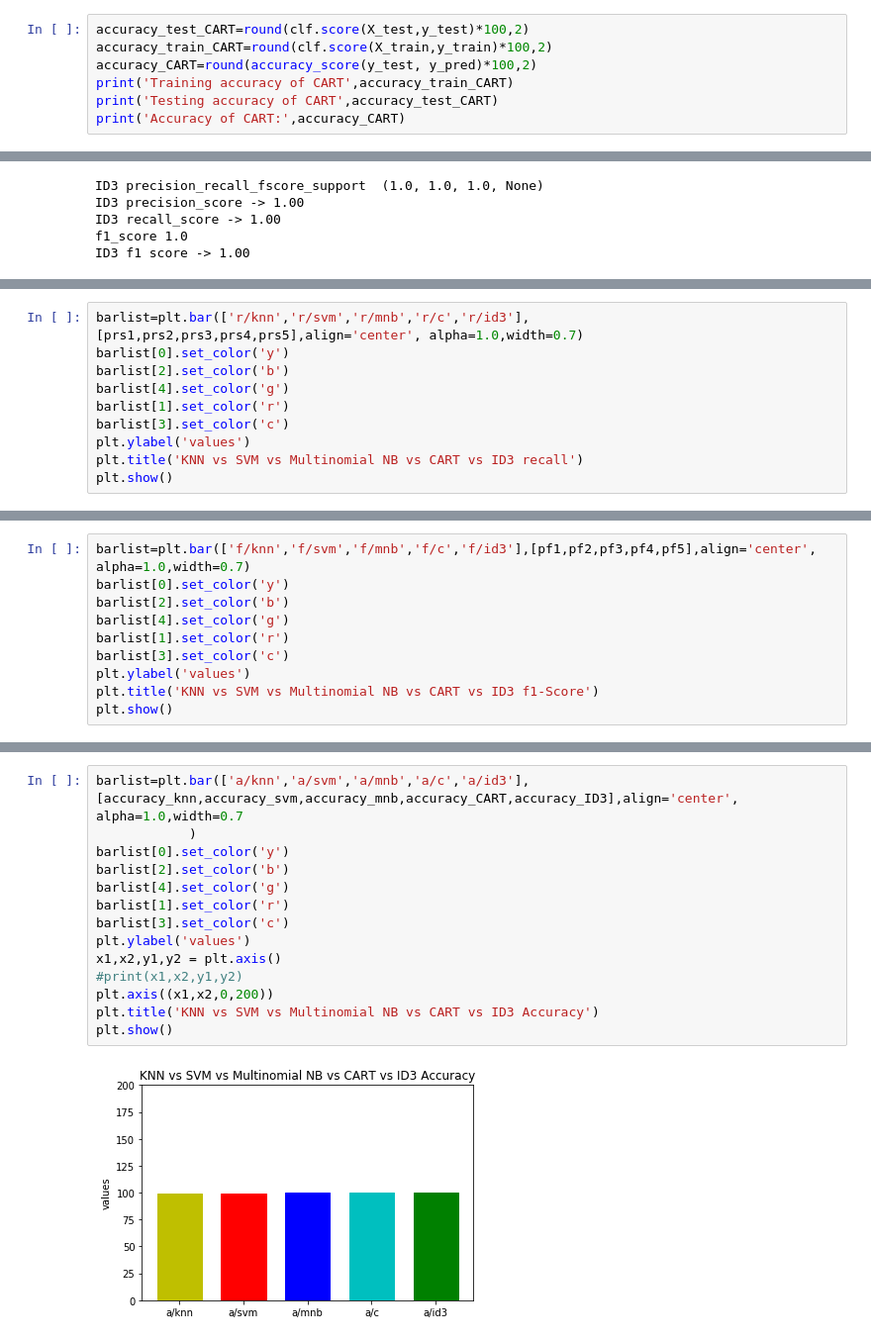
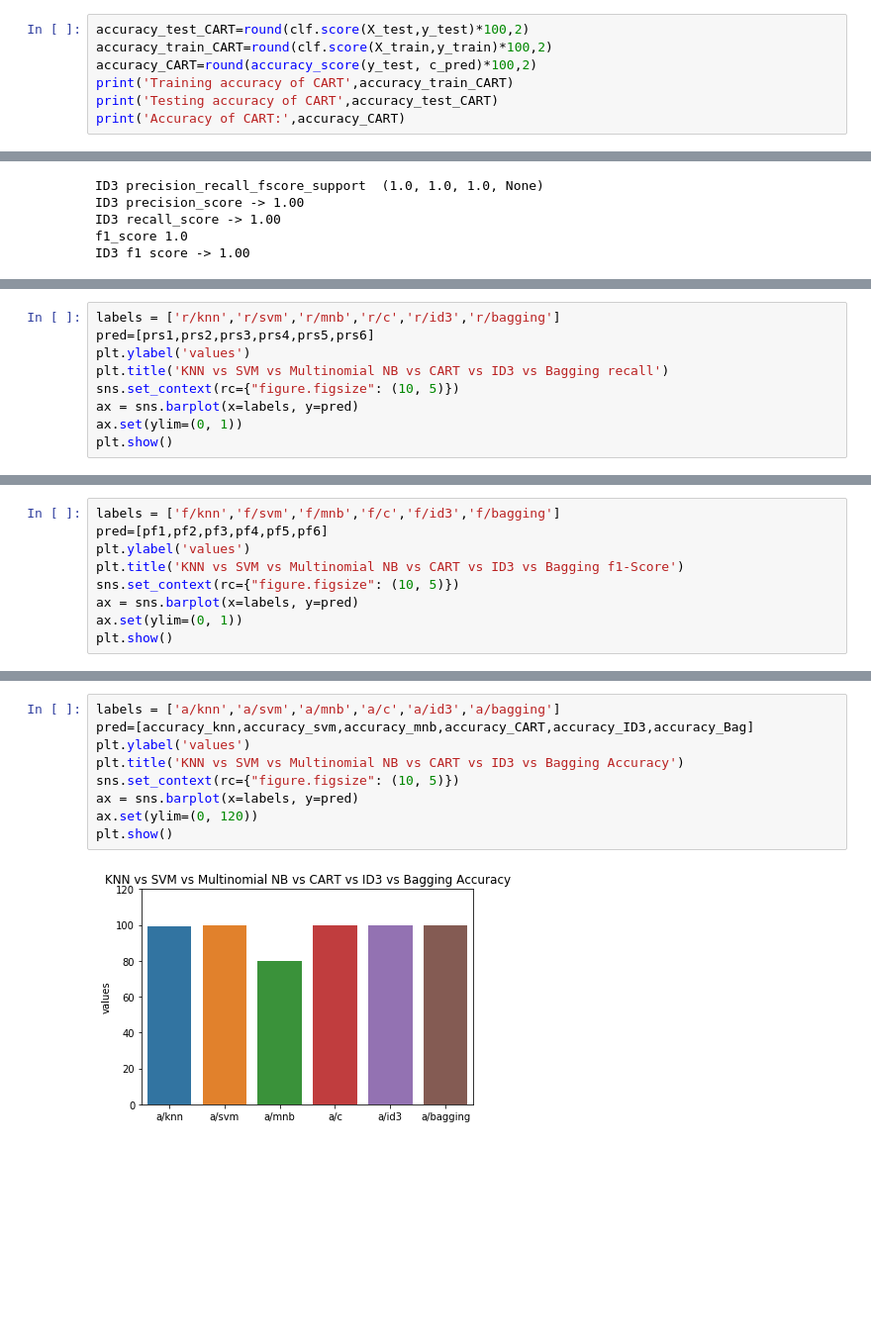
Before and after one commit to sylvester-francis/machine-learning-J-component, a Jupyter notebook: ML-J Component.ipynb, the cells around one changed output, grey strips where cells are left out. Shown at 99% size. Cells and saved outputs as stored; diff of their text form; blank space fills up the shorter version.

```diff
--- a/ML-J Component.ipynb
+++ b/ML-J Component.ipynb
@@ -546,7 +546,7 @@ Non Repeat Customer       1.00      1.00      1.00       688
 # %%
 accuracy_test_CART=round(clf.score(X_test,y_test)*100,2)
 accuracy_train_CART=round(clf.score(X_train,y_train)*100,2)
-accuracy_CART=round(accuracy_score(y_test, y_pred)*100,2)
+accuracy_CART=round(accuracy_score(y_test, c_pred)*100,2)
 print('Training accuracy of CART',accuracy_train_CART)
 print('Testing accuracy of CART',accuracy_test_CART)
 print('Accuracy of CART:',accuracy_CART)
@@ -718,11 +733,10 @@ plt.show()
 # %%
-barlist=plt.bar(['r/knn','r/svm','r/mnb','r/c','r/id3'],[prs1,prs2,prs3,prs4,prs5],align='center', alpha=1.0,width=0.7)
-barlist[0].set_color('y')
-barlist[2].set_color('b')
-barlist[4].set_color('g')
-barlist[1].set_color('r')
-barlist[3].set_color('c')
+labels = ['r/knn','r/svm','r/mnb','r/c','r/id3','r/bagging']
+pred=[prs1,prs2,prs3,prs4,prs5,prs6]
 plt.ylabel('values')
-plt.title('KNN vs SVM vs Multinomial NB vs CART vs ID3 recall')
+plt.title('KNN vs SVM vs Multinomial NB vs CART vs ID3 vs Bagging recall')
+sns.set_context(rc={"figure.figsize": (10, 5)})
+ax = sns.barplot(x=labels, y=pred)
+ax.set(ylim=(0, 1))
 plt.show()
 # %% [output]
@@ -730,11 +744,10 @@ plt.show()
 # %%
-barlist=plt.bar(['f/knn','f/svm','f/mnb','f/c','f/id3'],[pf1,pf2,pf3,pf4,pf5],align='center', alpha=1.0,width=0.7)
-barlist[0].set_color('y')
-barlist[2].set_color('b')
-barlist[4].set_color('g')
-barlist[1].set_color('r')
-barlist[3].set_color('c')
+labels = ['f/knn','f/svm','f/mnb','f/c','f/id3','f/bagging']
+pred=[pf1,pf2,pf3,pf4,pf5,pf6]
 plt.ylabel('values')
-plt.title('KNN vs SVM vs Multinomial NB vs CART vs ID3 f1-Score')
+plt.title('KNN vs SVM vs Multinomial NB vs CART vs ID3 vs Bagging f1-Score')
+sns.set_context(rc={"figure.figsize": (10, 5)})
+ax = sns.barplot(x=labels, y=pred)
+ax.set(ylim=(0, 1))
 plt.show()
 # %% [output]
@@ -742,16 +755,11 @@ plt.show()
 # %%
-barlist=plt.bar(['a/knn','a/svm','a/mnb','a/c','a/id3'],[accuracy_knn,accuracy_svm,accuracy_mnb,accuracy_CART,accuracy_ID3],align='center', alpha=1.0,width=0.7
-            )
-barlist[0].set_color('y')
-barlist[2].set_color('b')
-barlist[4].set_color('g')
-barlist[1].set_color('r')
-barlist[3].set_color('c')
+labels = ['a/knn','a/svm','a/mnb','a/c','a/id3','a/bagging']
+pred=[accuracy_knn,accuracy_svm,accuracy_mnb,accuracy_CART,accuracy_ID3,accuracy_Bag]
 plt.ylabel('values')
-x1,x2,y1,y2 = plt.axis()
-#print(x1,x2,y1,y2)
-plt.axis((x1,x2,0,200))
-plt.title('KNN vs SVM vs Multinomial NB vs CART vs ID3 Accuracy')
+plt.title('KNN vs SVM vs Multinomial NB vs CART vs ID3 vs Bagging Accuracy')
+sns.set_context(rc={"figure.figsize": (10, 5)})
+ax = sns.barplot(x=labels, y=pred)
+ax.set(ylim=(0, 120))
 plt.show()
 # %% [output]
-[figure, old version]
+[figure, new version]
```
Also changed, not shown: parts of 8 cells of this notebook, 21 other files.
